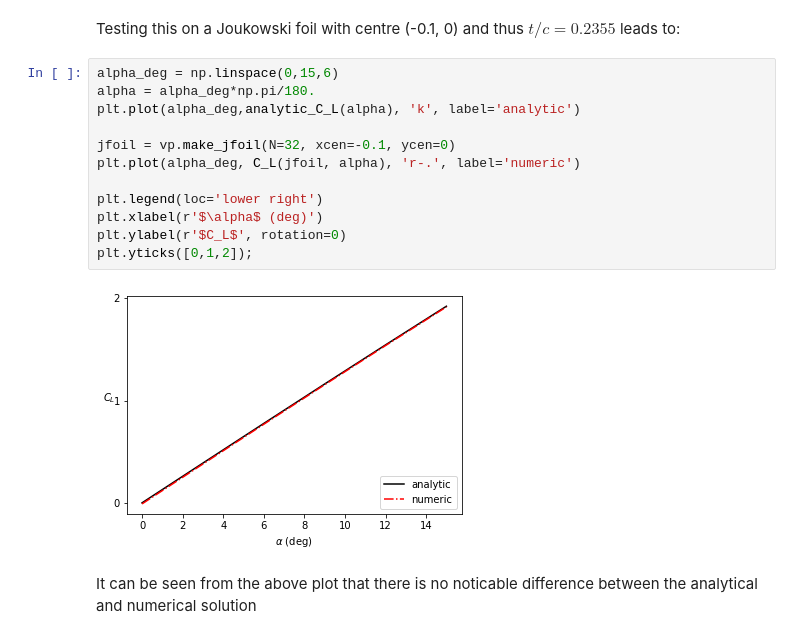
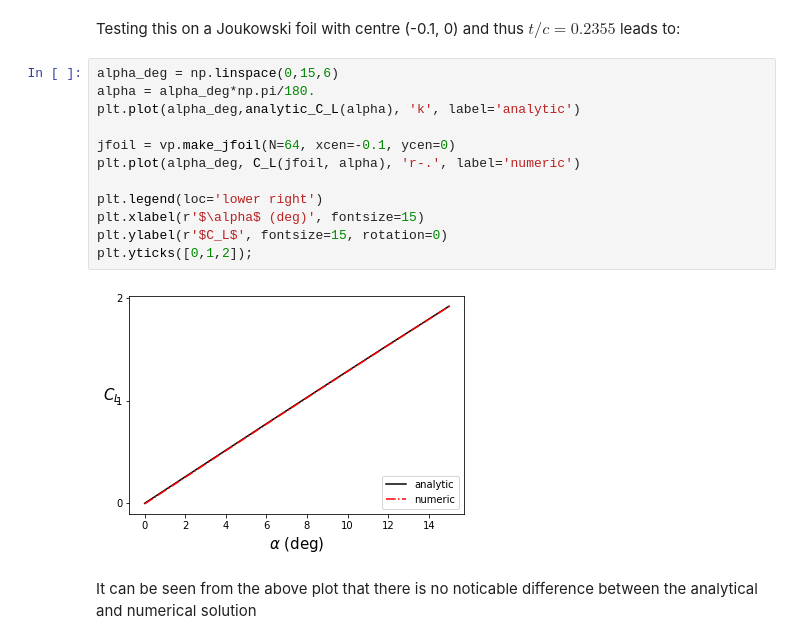
Before and after one commit to weymouth/MarineHydro, a Jupyter notebook: PostProcessing.ipynb, the cells around one changed output. Saved outputs shown, nothing was run; the diff lists cells and outputs as text.

```diff
--- a/PostProcessing.ipynb
+++ b/PostProcessing.ipynb
@@ -91,16 +91,16 @@ Testing this on a Joukowski foil with centre (-0.1, 0) and thus $t/c = 0.2355$ l
 # %%
 alpha_deg = np.linspace(0,15,6)
 alpha = alpha_deg*np.pi/180.
 plt.plot(alpha_deg,analytic_C_L(alpha), 'k', label='analytic')
 
-jfoil = vp.make_jfoil(N=32, xcen=-0.1, ycen=0)
+jfoil = vp.make_jfoil(N=64, xcen=-0.1, ycen=0)
 plt.plot(alpha_deg, C_L(jfoil, alpha), 'r-.', label='numeric')
 
 plt.legend(loc='lower right')
-plt.xlabel(r'$\alpha$ (deg)')
-plt.ylabel(r'$C_L$', rotation=0)
+plt.xlabel(r'$\alpha$ (deg)', fontsize=15)
+plt.ylabel(r'$C_L$', fontsize=15, rotation=0)
 plt.yticks([0,1,2]);
 # %% [output]
-[figure, old version]
+[figure, new version]
 # %% [markdown]
 It can be seen from the above plot that there is no noticable difference between the analytical and numerical solution
```
Also changed, not shown: parts of 15 cells of this notebook, 1 other file.
